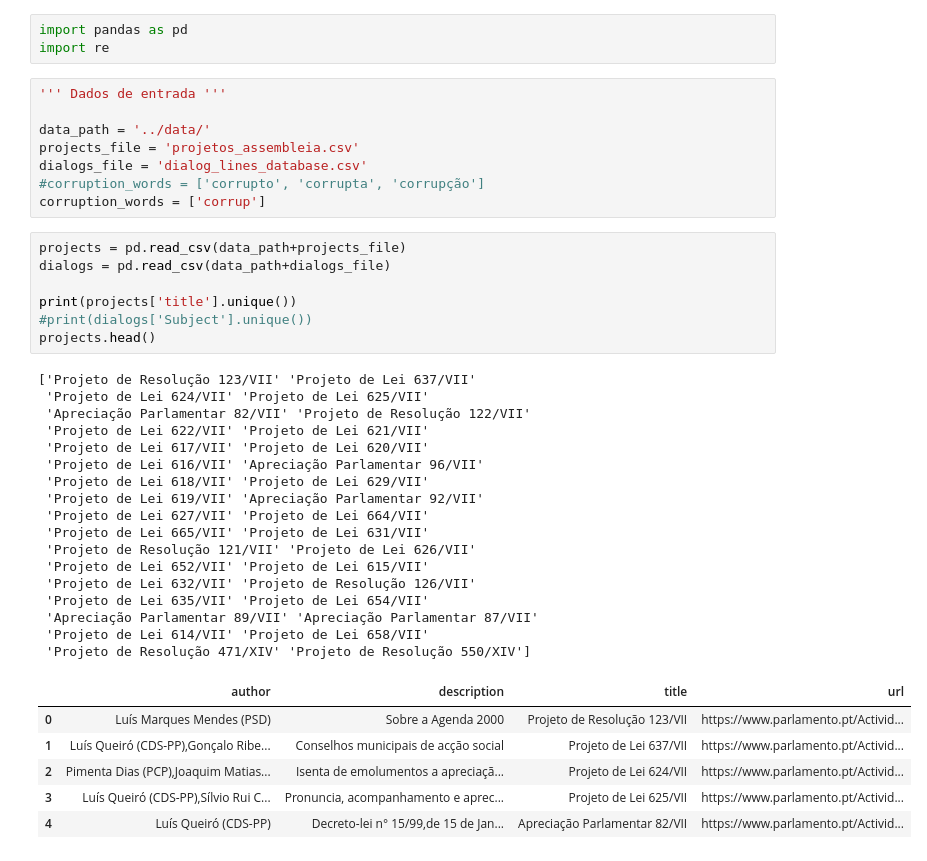
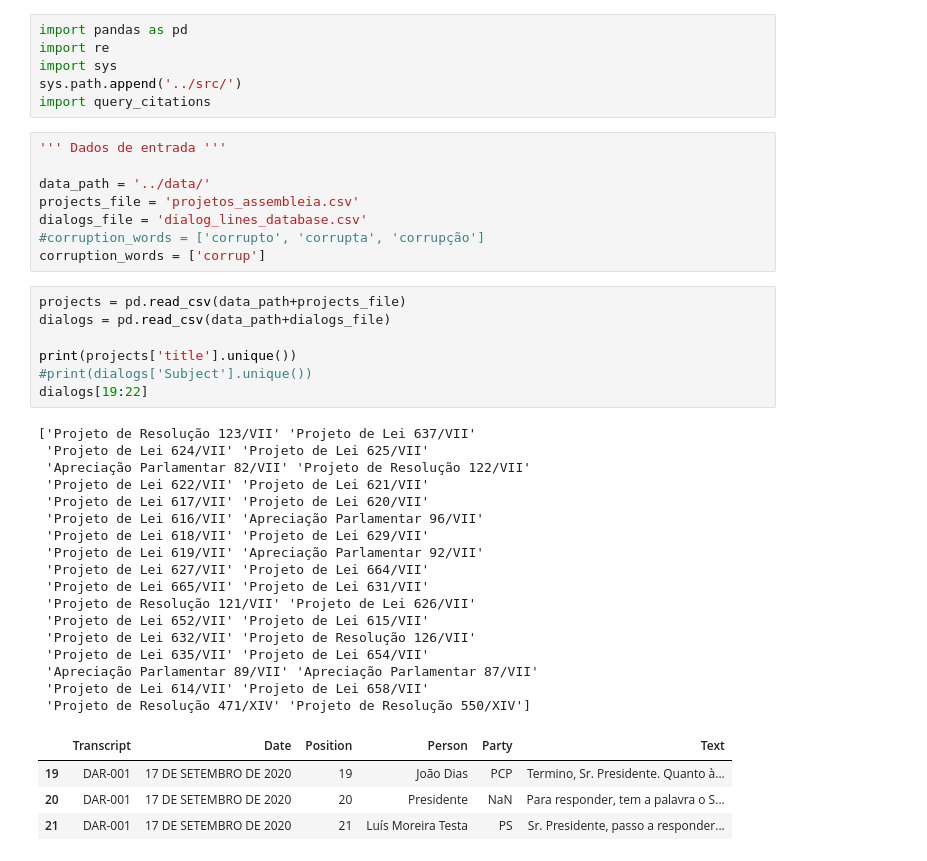
Before and after one commit to aseidelo/NLPolitica, a Jupyter notebook: notebooks/coruption_citations.ipynb, the cells around one changed output. Saved outputs shown, nothing was run; the diff lists cells and outputs as text.

```diff
--- a/notebooks/coruption_citations.ipynb
+++ b/notebooks/coruption_citations.ipynb
@@ -1,6 +1,9 @@
 # %%
 import pandas as pd
 import re
+import sys
+sys.path.append('../src/')
+import query_citations
 # %%
 ''' Dados de entrada '''
 
@@ -12,31 +15,29 @@ corruption_words = ['corrup']
 # %%
 projects = pd.read_csv(data_path+projects_file)
 dialogs = pd.read_csv(data_path+dialogs_file)
 
 print(projects['title'].unique())
 #print(dialogs['Subject'].unique())
-projects.head()
+dialogs[19:22]
 # %% [output]
 ['Projeto de Resolução 123/VII' 'Projeto de Lei 637/VII'
  'Projeto de Lei 624/VII' 'Projeto de Lei 625/VII'
  'Apreciação Parlamentar 82/VII' 'Projeto de Resolução 122/VII'
  'Projeto de Lei 622/VII' 'Projeto de Lei 621/VII'
  'Projeto de Lei 617/VII' 'Projeto de Lei 620/VII'
  'Projeto de Lei 616/VII' 'Apreciação Parlamentar 96/VII'
  'Projeto de Lei 618/VII' 'Projeto de Lei 629/VII'
  'Projeto de Lei 619/VII' 'Apreciação Parlamentar 92/VII'
  'Projeto de Lei 627/VII' 'Projeto de Lei 664/VII'
  'Projeto de Lei 665/VII' 'Projeto de Lei 631/VII'
  'Projeto de Resolução 121/VII' 'Projeto de Lei 626/VII'
  'Projeto de Lei 652/VII' 'Projeto de Lei 615/VII'
  'Projeto de Lei 632/VII' 'Projeto de Resolução 126/VII'
  'Projeto de Lei 635/VII' 'Projeto de Lei 654/VII'
  'Apreciação Parlamentar 89/VII' 'Apreciação Parlamentar 87/VII'
  'Projeto de Lei 614/VII' 'Projeto de Lei 658/VII'
  'Projeto de Resolução 471/XIV' 'Projeto de Resolução 550/XIV']
-|  | author | description | title | url |
-| 0 | Luís Marques Mendes (PSD) | Sobre a Agenda 2000 | Projeto de Resolução 123/VII | https://www.parlamento.pt/Activid... |
-| 1 | Luís Queiró (CDS-PP),Gonçalo Ribe... | Conselhos municipais de acção social | Projeto de Lei 637/VII | https://www.parlamento.pt/Activid... |
-| 2 | Pimenta Dias (PCP),Joaquim Matias... | Isenta de emolumentos a apreciaçã... | Projeto de Lei 624/VII | https://www.parlamento.pt/Activid... |
-| 3 | Luís Queiró (CDS-PP),Sílvio Rui C... | Pronuncia, acompanhamento e aprec... | Projeto de Lei 625/VII | https://www.parlamento.pt/Activid... |
-| 4 | Luís Queiró (CDS-PP) | Decreto-lei n° 15/99,de 15 de Jan... | Apreciação Parlamentar 82/VII | https://www.parlamento.pt/Activid... |
+|  | Transcript | Date | Position | Person | Party | Text |
+| 19 | DAR-001 | 17 DE SETEMBRO DE 2020 | 19 | João Dias | PCP | Termino, Sr. Presidente. Quanto à... |
+| 20 | DAR-001 | 17 DE SETEMBRO DE 2020 | 20 | Presidente | NaN | Para responder, tem a palavra o S... |
+| 21 | DAR-001 | 17 DE SETEMBRO DE 2020 | 21 | Luís Moreira Testa | PS | Sr. Presidente, passo a responder... |
```
Also changed, not shown: parts of 13 cells of this notebook.
